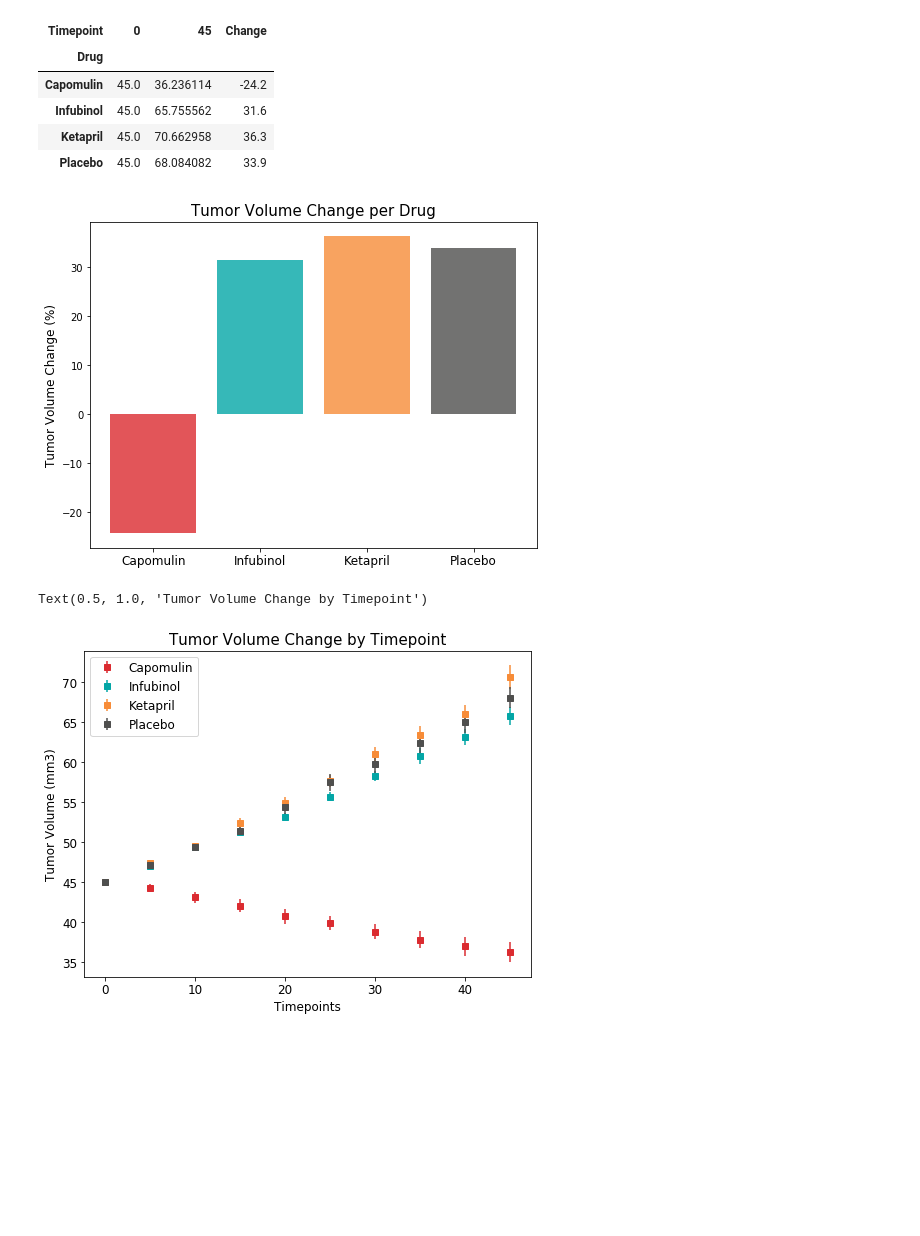
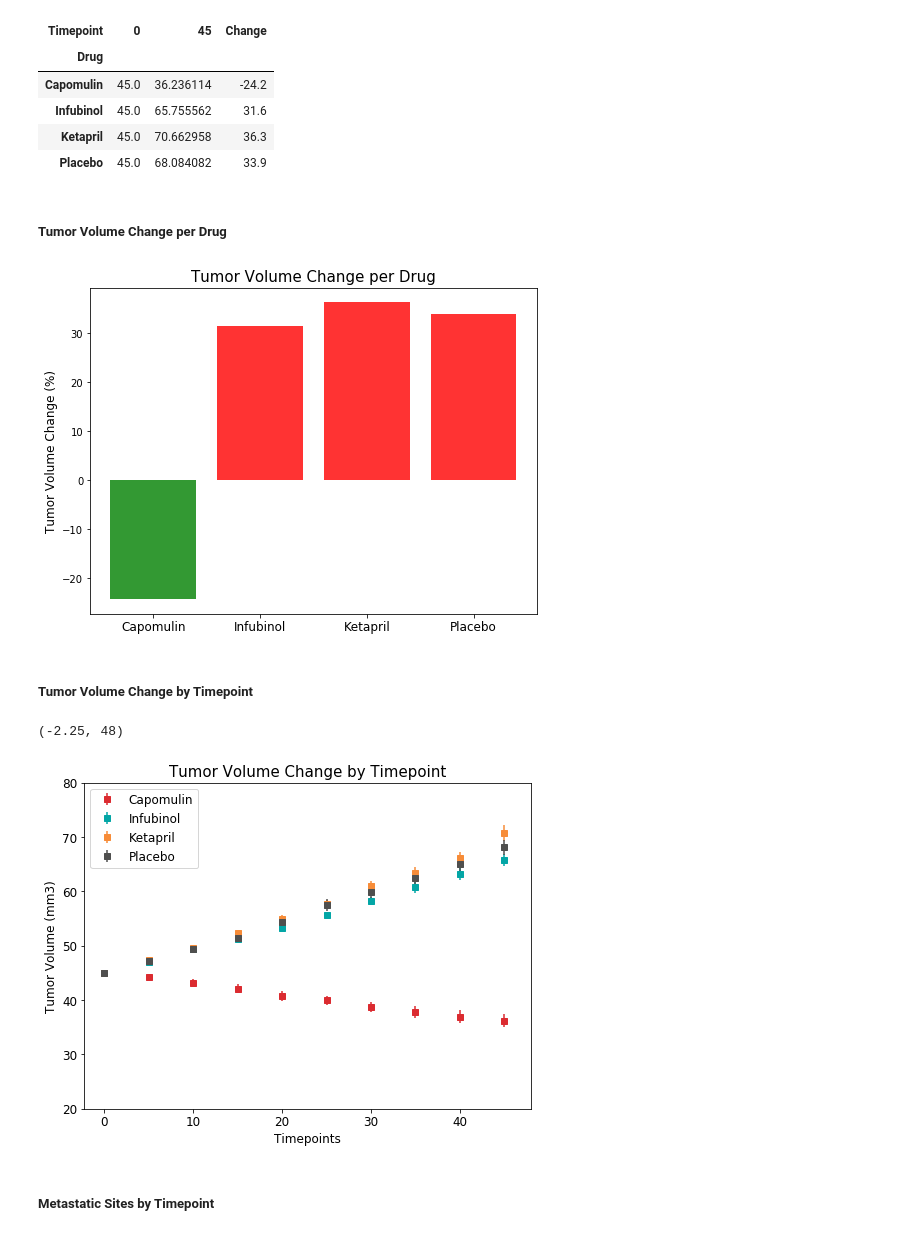
Before and after one commit to bman511/Pymaceuticals, a Jupyter notebook: pymaceuticals.ipynb, the cells around one changed output. Saved outputs shown, nothing was run; the diff lists cells and outputs as text; code cells hidden in the pictures; blank space fills up the shorter version.

```diff
--- a/pymaceuticals.ipynb
+++ b/pymaceuticals.ipynb
@@ -177,25 +192,36 @@ fig_size = plt.rcParams["figure.figsize"]
 fig_size[0] = 8
 fig_size[1] = 6
 plt.rcParams["figure.figsize"] = fig_size
+# %% [markdown]
+##### Tumor Volume Change per Drug
 # %%
 #Plot bar graph of overall change in tumor size per drug
 
 #Number of x positions for chart
 y_pos = np.arange(len(study_drugs))
 
 #Values to plot
 plot_vals = tumordf2['Change']
 
+#Create colors based on value of change
+bar_colors = []
+
+for number in plot_vals:
+    if number <= 0:
+        bar_colors.append('g')
+    else:
+        bar_colors.append('r')
+
 #Create bar graph container
-plt.bar(y_pos, plot_vals, align='center', alpha=0.8,color=drug_colors)
+plt.bar(y_pos, plot_vals, align='center', alpha=0.8,color=bar_colors)
 
 #Formatting and labeling
 plt.xticks(y_pos, study_drugs)
 plt.ylabel('Tumor Volume Change (%)',fontsize=12)
 plt.title('Tumor Volume Change per Drug',fontsize=15)
 plt.tick_params(axis='x',labelsize=12)
 # %% [output]
-[figure, old version]
+[figure, new version]
 # %%
 #Define function that will take a dataframe column of interest, an x-axis list, and an array of drug names
 #A for loop will iterate through drug list and plot an errorbar scatter chart by selecting the drug from a dataframe
@@ -210,13 +236,19 @@ def printChart(measure_col,x_axis,study_drugs):
     plt.xlabel("Timepoints",fontsize=12)
     plt.legend(study_drugs,fontsize=12)
     plt.tick_params(axis='both',labelsize=12)
+# %% [markdown]
+##### Tumor Volume Change by Timepoint
 # %%
 #Print tumor volumes by timepoint for each drug/placebo
 printChart('Tumor Volume (mm3)',timepoints,study_drugs)
 plt.title('Tumor Volume Change by Timepoint',fontsize=15)
+plt.ylim(20, 80)
+plt.xlim(right=48)
 # %% [output]
-Text(0.5, 1.0, 'Tumor Volume Change by Timepoint')
+(-2.25, 48)
-[figure, old version]
+[figure, new version]
+# %% [markdown]
+##### Metastatic Sites by Timepoint
 # %%
 #Print metastatic sites by timepoint for each drug
 printChart('Metastatic Sites',timepoints,study_drugs)
```
Also changed, not shown: parts of 6 cells of this notebook.
